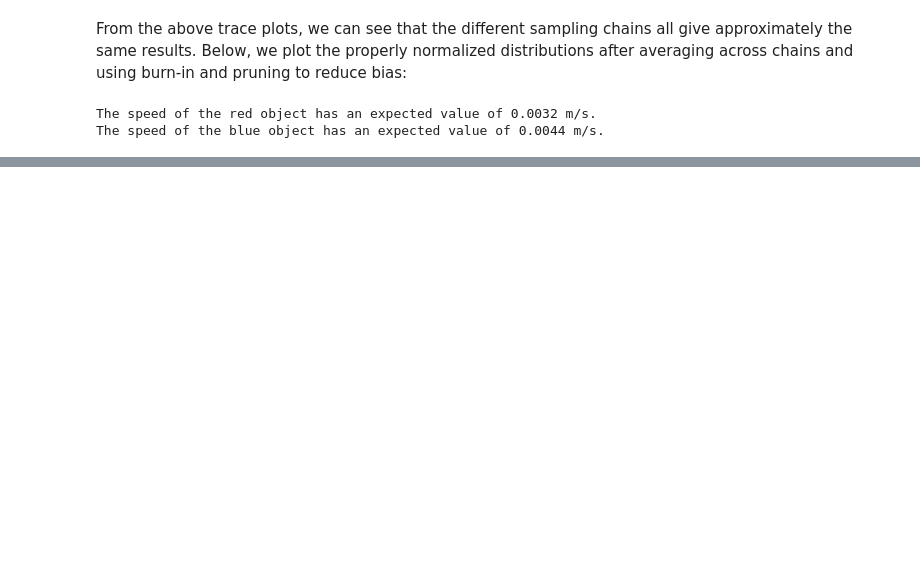
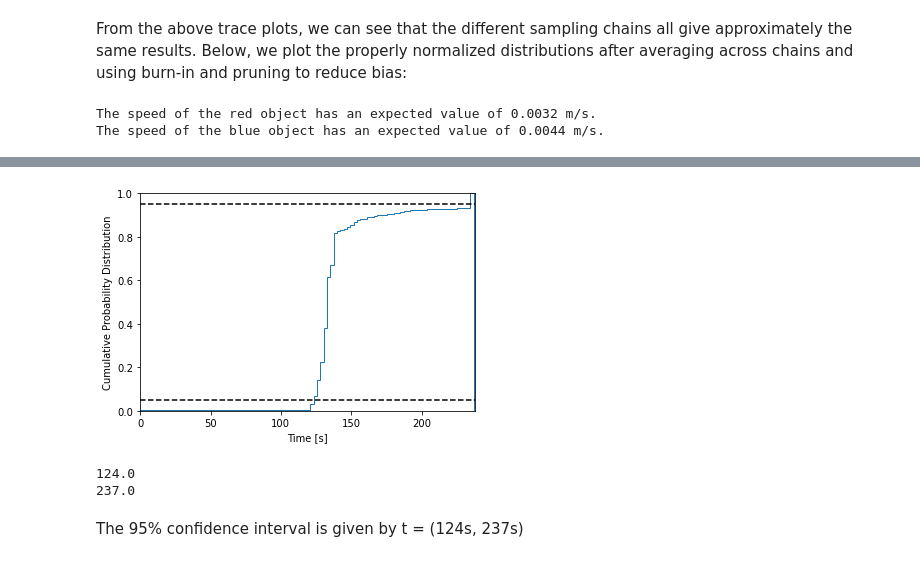
Before and after one commit to christianhbye/python_ay_250_hw, a Jupyter notebook: hw8/hw8.ipynb, the cells around one changed output, grey strips where cells are left out. Drawn from its saved outputs; the diff is of its cells as text; code cells hidden in the pictures; blank space fills up the shorter version.

```diff
--- a/hw8/hw8.ipynb
+++ b/hw8/hw8.ipynb
@@ -167,0 +170,8 @@ plt.show()
+# %%
+def position_fcn(velocity):
+    """
+    Function that returns the function to fit given the velocity sampled.
+    """
+    def fit(time, x0):
+        return x0 + time * velocity
+    return fit
@@ -167,0 +249,20 @@ plt.show()
+# %%
+plt.figure()
+_ = plt.hist(first_times, bins=100, density=True, histtype="step", cumulative=True)
+plt.ylabel("Cumulative Probability Distribution")
+plt.xlabel("Time [s]")
+plt.axhline(0.05, ls="--", color="k")
+plt.axhline(0.95, ls="--", color="k")
+plt.xlim(0,238)
+plt.ylim(0,1)
+plt.show()
+# %% [output]
+[figure, added]
+# %%
+print(np.percentile(first_times, 5))
+print(np.percentile(first_times, 95))
+# %% [output]
+124.0
+237.0
+# %% [markdown]
+The 95% confidence interval is given by t = (124s, 237s)
```
Also changed, not shown: parts of 12 cells of this notebook.
